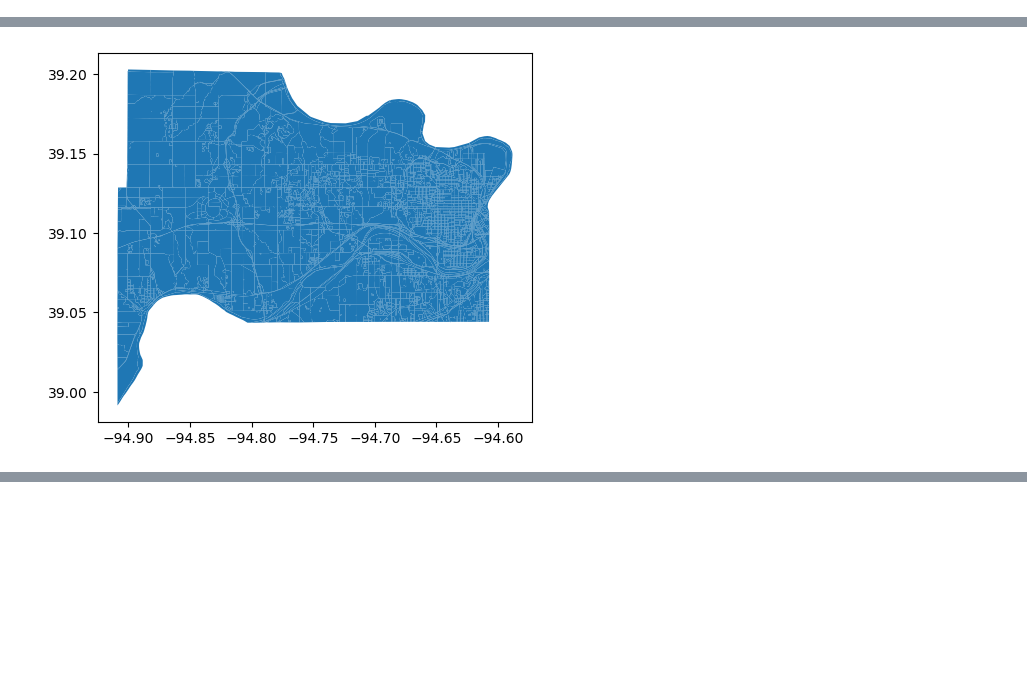
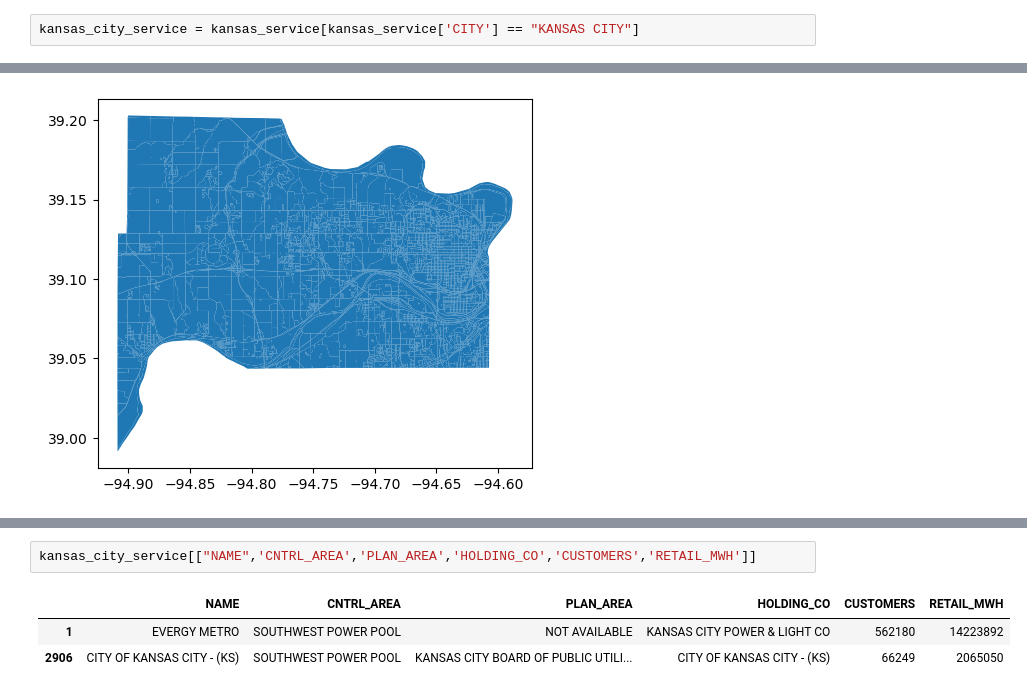
Before and after one commit to ucsusa/2024-kansas-city-analysis, a Jupyter notebook: notebooks/01-energy-utility.ipynb, the cells around one changed output, grey strips where cells are left out. Drawn from its saved outputs; the diff is of its cells as text; blank space fills up the shorter version.

```diff
--- a/notebooks/01-energy-utility.ipynb
+++ b/notebooks/01-energy-utility.ipynb
@@ -36,3 +38,5 @@ kansas_service.head(2)
 | 1 | 2 | 10000 | EVERGY METRO | 1200 MAIN STREET | KANSAS CITY | KS | 64105 | NOT AVAILABLE | INVESTOR OWNED | USA | ... | ... |
 | 2 | 3 | 10005 | EVERGY KANSAS SOUTH, INC | 818 KANSAS AVENUE | TOPEKA | KS | 66612 | NOT AVAILABLE | INVESTOR OWNED | USA | ... | ... |
 2 rows × 37 columns
+# %%
+kansas_city_service = kansas_service[kansas_service['CITY'] == "KANSAS CITY"]
@@ -101,0 +158,6 @@ wyandotte_blocks.plot()
+# %%
+kansas_city_service[["NAME",'CNTRL_AREA','PLAN_AREA','HOLDING_CO','CUSTOMERS','RETAIL_MWH']]
+# %% [output]
+|  | NAME | CNTRL_AREA | PLAN_AREA | HOLDING_CO | CUSTOMERS | RETAIL_MWH |
+| 1 | EVERGY METRO | SOUTHWEST POWER POOL | NOT AVAILABLE | KANSAS CITY POWER & LIGHT CO | 562180 | 14223892 |
+| 2906 | CITY OF KANSAS CITY - (KS) | SOUTHWEST POWER POOL | KANSAS CITY BOARD OF PUBLIC UTILI... | CITY OF KANSAS CITY - (KS) | 66249 | 2065050 |
```
Also changed, not shown: parts of 13 cells of this notebook, 5 other files.
